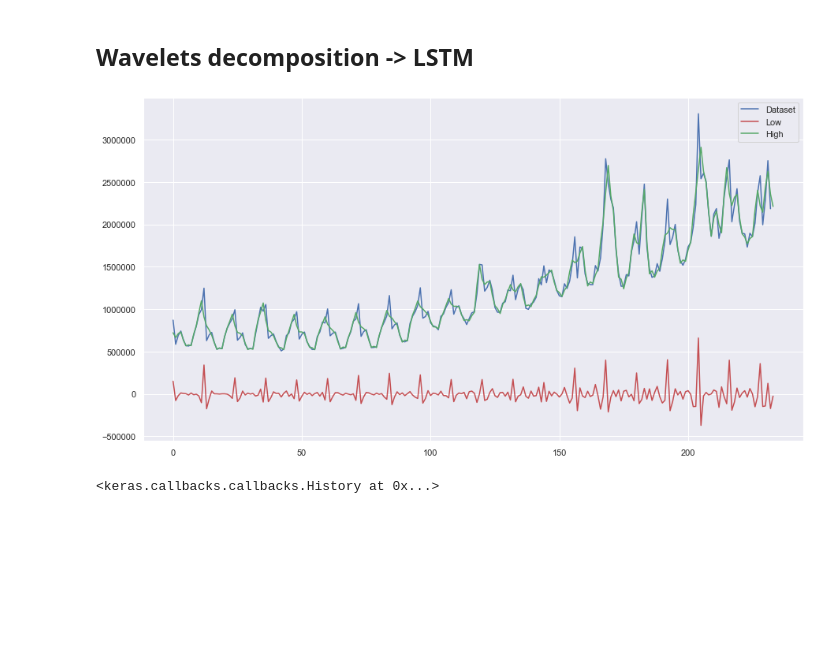
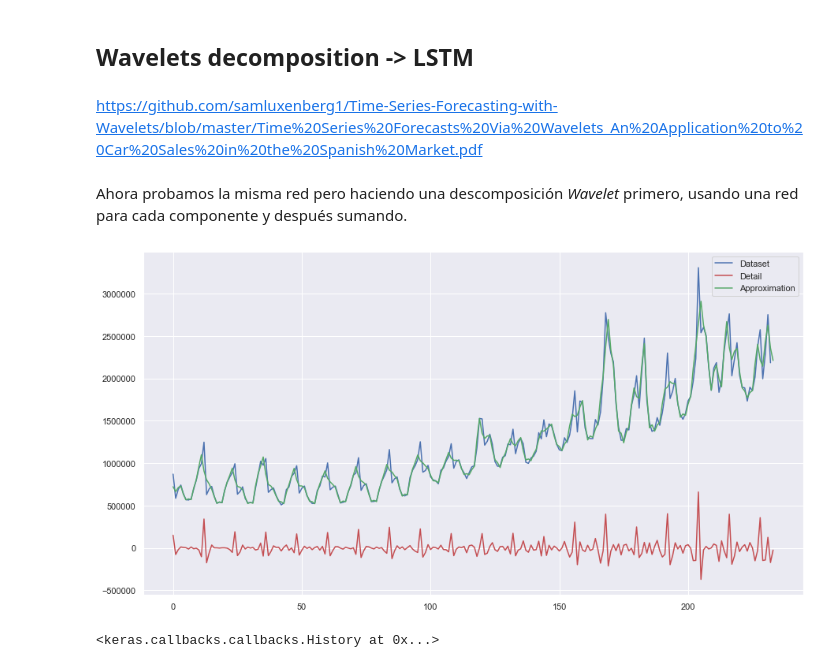
Before and after one commit to lambdaclass/data_etudes, a Jupyter notebook: clases/clase_7/clase_7_lstm.ipynb, the cells around one changed output. Cells and saved outputs as stored; diff of their text form; code cells hidden in the pictures; blank space fills up the shorter version.

```diff
--- a/clases/clase_7/clase_7_lstm.ipynb
+++ b/clases/clase_7/clase_7_lstm.ipynb
@@ -86,5 +96,5 @@ plt.legend();
 # %%
-df = pd.read_csv('clase_4/data/firearms.csv', parse_dates=['month'])
+df = pd.read_csv('../clase_4/data/firearms.csv', parse_dates=['month'])
 # %%
 df.head()
 # %% [output]
@@ -157,19 +167,23 @@ plt.legend();
 # %% [markdown]
 ## Wavelets decomposition -> LSTM
+# %% [markdown]
+https://github.com/samluxenberg1/Time-Series-Forecasting-with-Wavelets/blob/master/Time%20Series%20Forecasts%20Via%20Wavelets_An%20Application%20to%20Car%20Sales%20in%20the%20Spanish%20Market.pdf
+# %% [markdown]
+Ahora probamos la misma red pero haciendo una descomposición *Wavelet* primero, usando una red para cada componente y después sumando.
 # %%
 import pywt
 # %%
 (cA, cD) = pywt.dwt(dataset,'db2')
 # %%
-low = pywt.idwt(None,cD, 'db2', 'smooth')
-high = pywt.idwt(cA, None, 'db2', 'smooth')
+detail = pywt.idwt(None,cD, 'db2')
+approx = pywt.idwt(cA, None, 'db2')
 # %%
 plt.plot(dataset,'-b', label='Dataset' )
-plt.plot(low, '-r', label='Low')
-plt.plot(high,'-g', label='High')
+plt.plot(detail, '-r', label='Detail')
+plt.plot(approx,'-g', label='Approximation')
 plt.legend();
 # %% [output]
-[figure, old version]
+[figure, new version]
 # %%
 n_features = 1
 n_steps = 12
```
Also changed, not shown: parts of 39 cells of this notebook.
